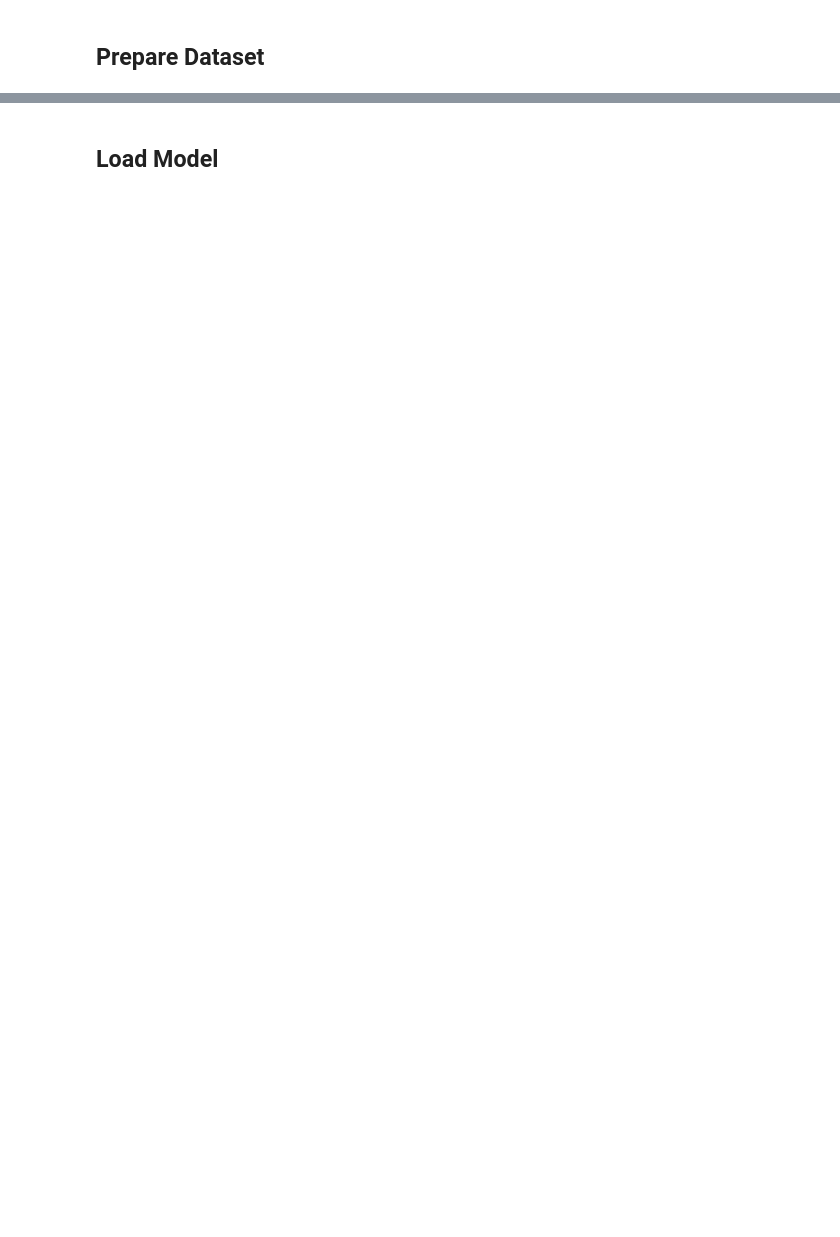
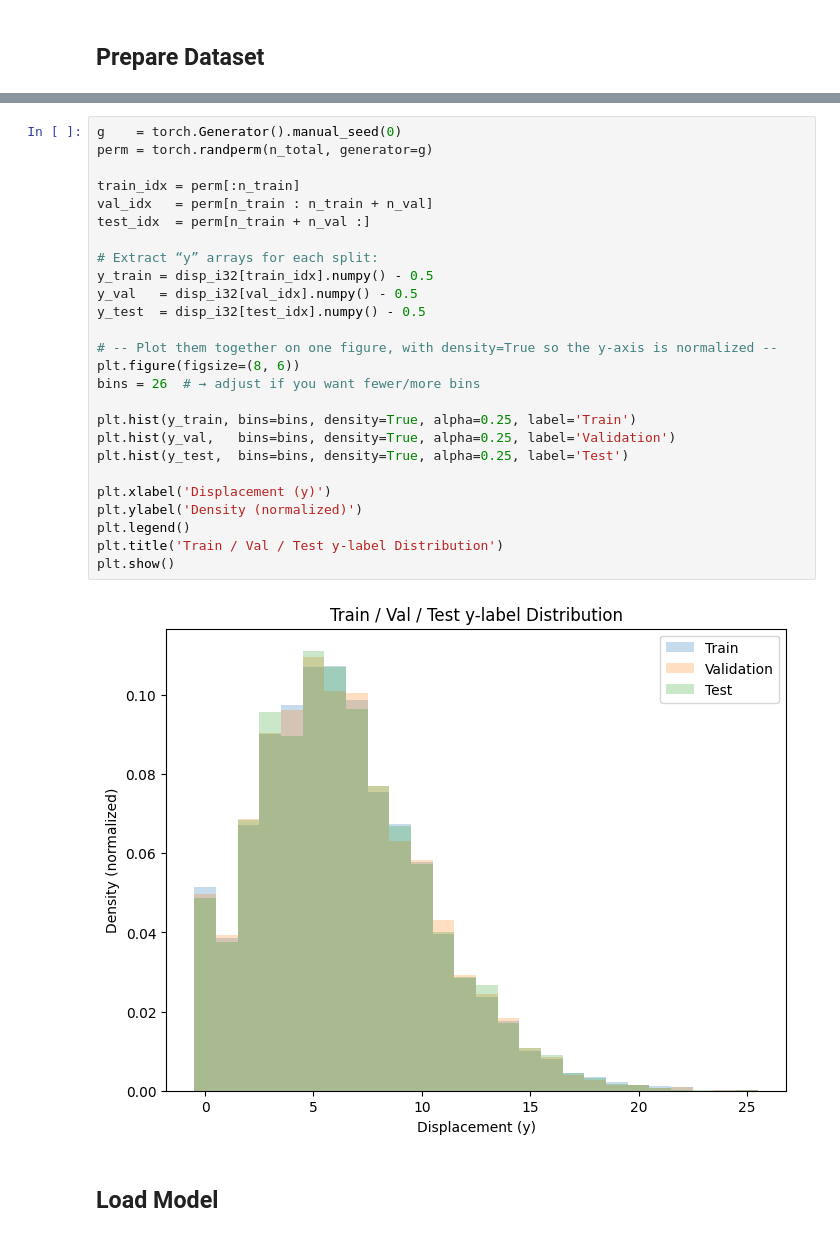
Before and after one commit to SevanBrodjian/FlowCount, a Jupyter notebook: drifting_dots_v3.ipynb, the cells around one changed output, grey strips where cells are left out. Drawn from its saved outputs; the diff is of its cells as text; blank space fills up the shorter version.

```diff
--- a/drifting_dots_v3.ipynb
+++ b/drifting_dots_v3.ipynb
@@ -123,3 +161,31 @@ Clipping input data to the valid range for imshow with RGB data ([0..1] for floa
+# %%
+g    = torch.Generator().manual_seed(0)
+perm = torch.randperm(n_total, generator=g)
+
+train_idx = perm[:n_train]
+val_idx   = perm[n_train : n_train + n_val]
+test_idx  = perm[n_train + n_val :]
+
+# Extract “y” arrays for each split:
+y_train = disp_i32[train_idx].numpy() - 0.5
+y_val   = disp_i32[val_idx].numpy() - 0.5
+y_test  = disp_i32[test_idx].numpy() - 0.5
+
+# -- Plot them together on one figure, with density=True so the y-axis is normalized --
+plt.figure(figsize=(8, 6))
+bins = 26  # → adjust if you want fewer/more bins
+
+plt.hist(y_train, bins=bins, density=True, alpha=0.25, label='Train')
+plt.hist(y_val,   bins=bins, density=True, alpha=0.25, label='Validation')
+plt.hist(y_test,  bins=bins, density=True, alpha=0.25, label='Test')
+
+plt.xlabel('Displacement (y)')
+plt.ylabel('Density (normalized)')
+plt.legend()
+plt.title('Train / Val / Test y-label Distribution')
+plt.show()
+# %% [output]
+[figure, added]
 # %% [markdown]
 ## Load Model
 # %%
```
Also changed, not shown: parts of 17 cells of this notebook.
